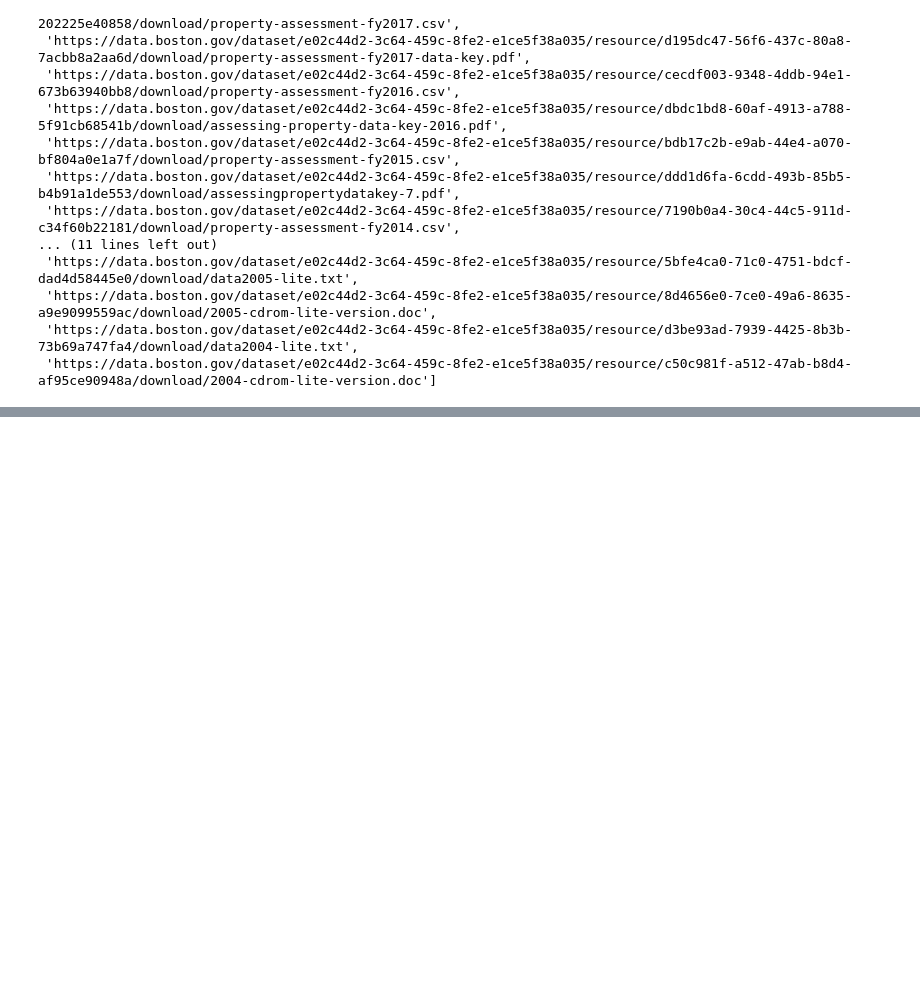
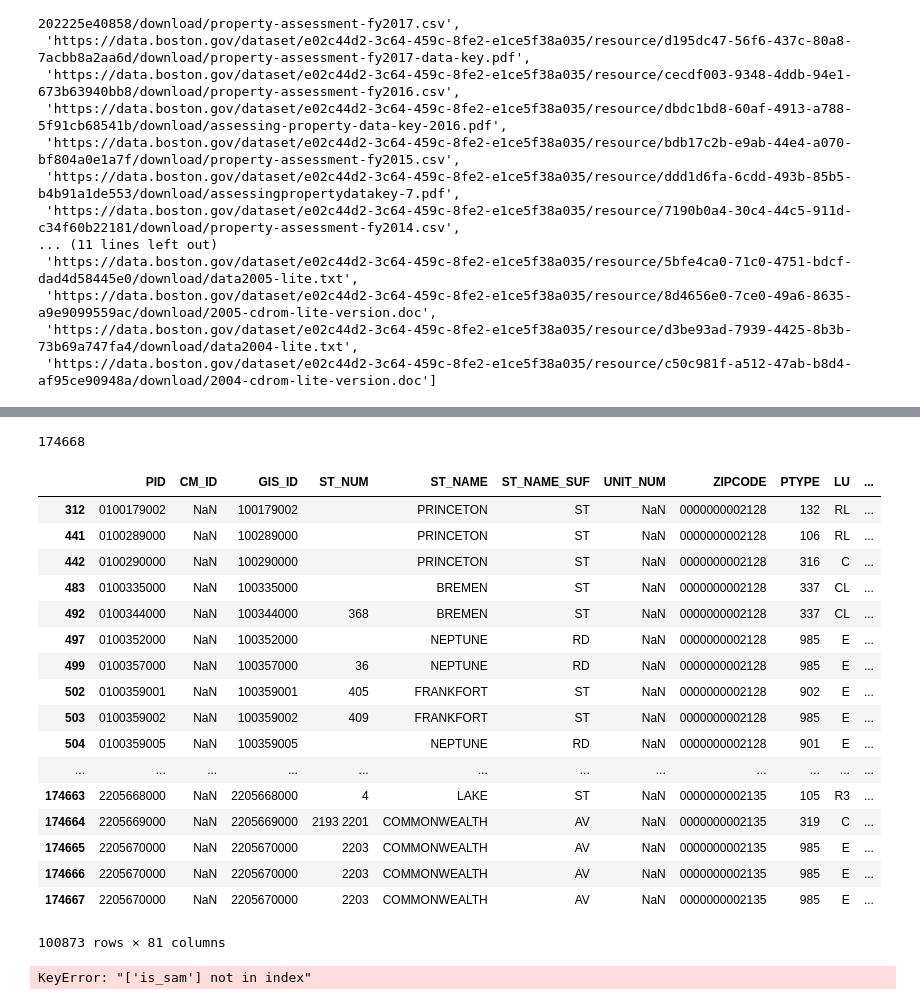
Before and after one commit to sedelmeyer/predicting-crime, a Jupyter notebook: notebooks/00_download_datasources.ipynb, the cells around one changed output, grey strips where cells are left out. Cells and saved outputs as stored; diff of their text form; code cells hidden in the pictures; blank space fills up the shorter version.

```diff
--- a/notebooks/00_download_datasources.ipynb
+++ b/notebooks/00_download_datasources.ipynb
@@ -98,0 +181,3 @@ inventory_df = pd.DataFrame(inventory_dict)
+# %%
+df_sam = pd.read_csv(filepath_sam, dtype=str)
+df_prop = pd.read_csv(filepath_prop, dtype=str)
@@ -98,0 +212,5 @@ inventory_df = pd.DataFrame(inventory_dict)
+# %%
+df_prop['ZIPCODE'] = '0' + df_prop['ZIPCODE']
+df_prop['is_prop'] = 1
+df_sam['is_sam'] = 1
+df_sam['GIS_ID'] = df_sam['PARCEL'].copy().str[1:]
@@ -98,0 +245,11 @@ inventory_df = pd.DataFrame(inventory_dict)
+# %%
+df_sam_unique = df_sam.groupby('GIS_ID').agg(
+    {
+        'X': 'first',
+        'Y': 'first',
+        'X_COORD': 'first',
+        'Y_COORD': 'first',
+        'is_sam': 'first',
+        'is_sam': np.sum
+    }
+)
@@ -98,0 +272,2 @@ inventory_df = pd.DataFrame(inventory_dict)
+# %%
+df_merge = pd.merge(df_prop, df_sam_unique, on='GIS_ID', how='left')
@@ -98,0 +307,29 @@ inventory_df = pd.DataFrame(inventory_dict)
+# %%
+df_merge['is_prop'].sum()
+# %% [output]
+174668
+# %%
+df_merge[df_merge['is_sam'].isnull()]
+# %% [output]
+|  | PID | CM_ID | GIS_ID | ST_NUM | ST_NAME | ST_NAME_SUF | UNIT_NUM | ZIPCODE | PTYPE | LU | ... |
+| 312 | 0100179002 | NaN | 100179002 |  | PRINCETON | ST | NaN | 0000000002128 | 132 | RL | ... |
+| 441 | 0100289000 | NaN | 100289000 |  | PRINCETON | ST | NaN | 0000000002128 | 106 | RL | ... |
+| 442 | 0100290000 | NaN | 100290000 |  | PRINCETON | ST | NaN | 0000000002128 | 316 | C | ... |
+| 483 | 0100335000 | NaN | 100335000 |  | BREMEN | ST | NaN | 0000000002128 | 337 | CL | ... |
+| 492 | 0100344000 | NaN | 100344000 | 368 | BREMEN | ST | NaN | 0000000002128 | 337 | CL | ... |
+| 497 | 0100352000 | NaN | 100352000 |  | NEPTUNE | RD | NaN | 0000000002128 | 985 | E | ... |
+| 499 | 0100357000 | NaN | 100357000 | 36 | NEPTUNE | RD | NaN | 0000000002128 | 985 | E | ... |
+| 502 | 0100359001 | NaN | 100359001 | 405 | FRANKFORT | ST | NaN | 0000000002128 | 902 | E | ... |
+| 503 | 0100359002 | NaN | 100359002 | 409 | FRANKFORT | ST | NaN | 0000000002128 | 985 | E | ... |
+| 504 | 0100359005 | NaN | 100359005 |  | NEPTUNE | RD | NaN | 0000000002128 | 901 | E | ... |
+| ... | ... | ... | ... | ... | ... | ... | ... | ... | ... | ... | ... |
+| 174663 | 2205668000 | NaN | 2205668000 | 4 | LAKE | ST | NaN | 0000000002135 | 105 | R3 | ... |
+| 174664 | 2205669000 | NaN | 2205669000 | 2193 2201 | COMMONWEALTH | AV | NaN | 0000000002135 | 319 | C | ... |
+| 174665 | 2205670000 | NaN | 2205670000 | 2203 | COMMONWEALTH | AV | NaN | 0000000002135 | 985 | E | ... |
+| 174666 | 2205670000 | NaN | 2205670000 | 2203 | COMMONWEALTH | AV | NaN | 0000000002135 | 985 | E | ... |
+| 174667 | 2205670000 | NaN | 2205670000 | 2203 | COMMONWEALTH | AV | NaN | 0000000002135 | 985 | E | ... |
+100873 rows × 81 columns
+# %%
+len(df_merge.loc[df_merge[['is_prop', 'is_sam']].sum(axis=1)==2])
+# %% [output]
+KeyError: "['is_sam'] not in index"
```
Also changed, not shown: parts of 23 cells of this notebook.
